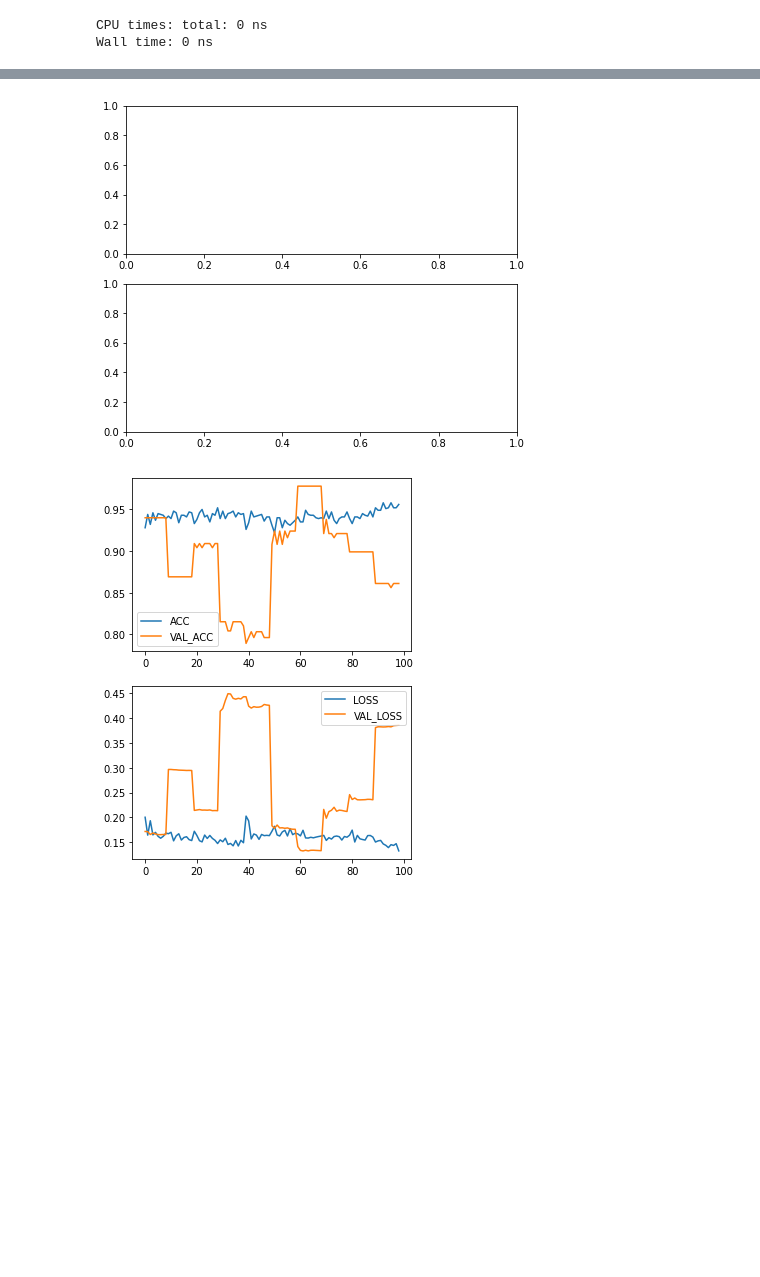
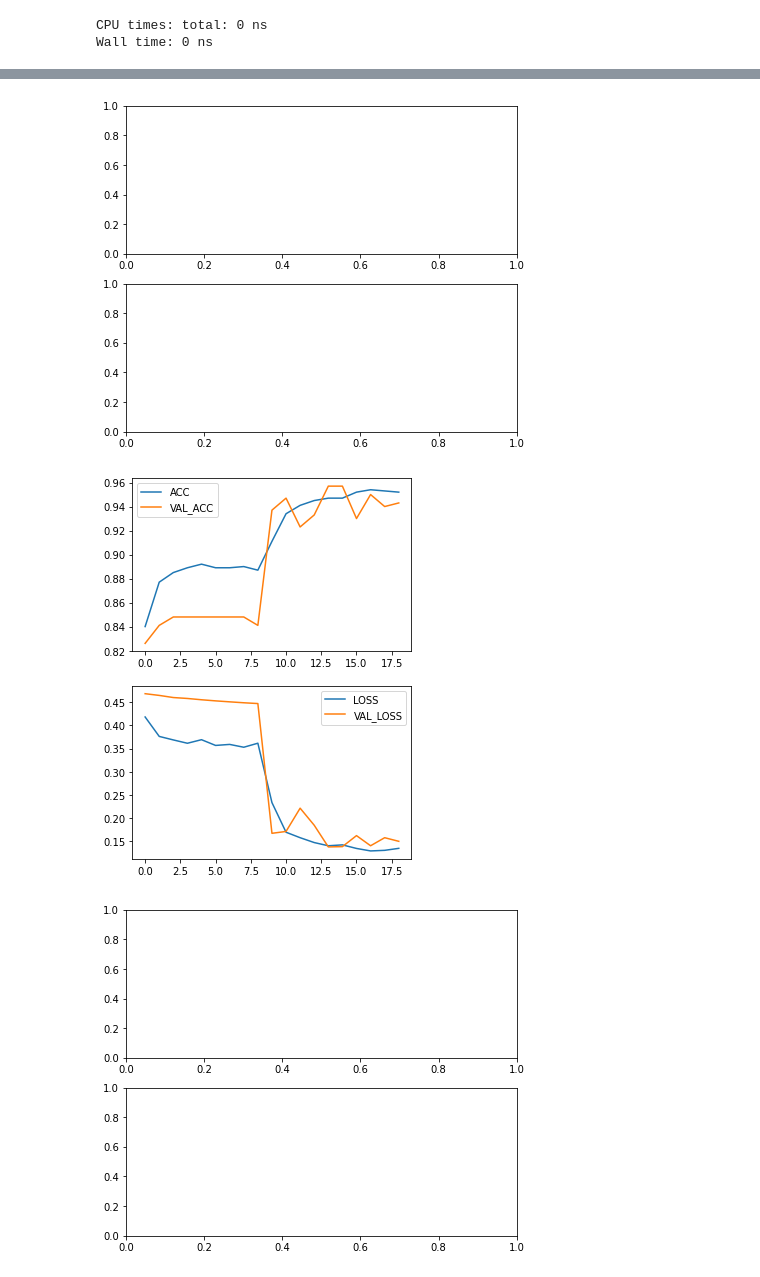
Before and after one commit to alejandroborj/heterogeneous-data, a Jupyter notebook: code/WSI/wsi_train.ipynb, the cells around one changed output, grey strips where cells are left out. Saved outputs shown, nothing was run; the diff lists cells and outputs as text; code cells hidden in the pictures; blank space fills up the shorter version.

```diff
--- a/code/WSI/wsi_train.ipynb
+++ b/code/WSI/wsi_train.ipynb
@@ -329,0 +189,34 @@ EPOCH:  2
+# %%
+# Choosing only the images from the according splits (10CV)
+
+for SPLIT in range(10):
+    MODEL_NAME = f"ejemplo_{SPLIT}"
+    data_set_name = "data_set_x20_25%_split"
+
+    X, y = torch.tensor([]), torch.tensor([])
+
+    TRAIN_SPLITS =list(range(10))
+    TRAIN_SPLITS.remove(SPLIT)
+
+    for i in TRAIN_SPLITS:
+        split_name = data_set_name + f"{i}"
+        with open(f"C:/Users/Alejandro/Desktop/heterogeneous-data/data/datasets/{split_name}.obj", 'rb') as f:
+            data_set = pickle.load(f)
+
+        X = torch.cat((X, data_set.inputs.float()))
+        y = torch.cat((y, data_set.labels.float()))
+
+    train_X, train_y = shuffle(list(X), list(y))
+
+    print(len(train_y))
+
+    split_name = data_set_name + f"{SPLIT}"
+
+    with open(f"C:/Users/Alejandro/Desktop/heterogeneous-data/data/datasets/{split_name}.obj", 'rb') as f:
+        data_set = pickle.load(f)
+
+    val_X, val_y = shuffle(data_set.inputs.float(), data_set.labels.float())
+
+    init()
+
+    train()
@@ -330,8 +228,8 @@ EPOCH:  2
 # %%
-def learning_curve():
+def learning_curve(NAME):
   fig, axs = plt.subplots(2, figsize = (7,6))
 
-  acc_df = pd.read_csv(f"C:\\Users\\Alejandro\\Desktop\\heterogeneous-data\\results\\WSI\\log\\model_{MODEL_NAME}.log")
+  acc_df = pd.read_csv(f"C:\\Users\\Alejandro\\Desktop\\heterogeneous-data\\results\\WSI\\log\\model_{NAME}.log")
   acc_df.columns = ["MODEL_NAME", "TIME", "ACC", "LOSS", "VAL_ACC", "VAL_LOSS"]
 
   fig, axs = plt.subplots(2, figsize=(5,7))
@@ -346,9 +244,12 @@ def learning_curve():
   acc_df.plot(y="VAL_LOSS",ax=axs[1])
 
   fig.show()
-  fig.savefig(f"C:\\Users\\Alejandro\\Desktop\\heterogeneous-data\\results\\WSI\\lc\\l_curve_{MODEL_NAME}.pdf")
+  fig.savefig(f"C:\\Users\\Alejandro\\Desktop\\heterogeneous-data\\results\\WSI\\lc\\l_curve_{NAME}.pdf")
-# %%
-learning_curve()
-# %% [output]
-[figure, removed]
-[figure, removed]
+# %%
+for SPLIT in range(10):
+    NAME = MODEL_NAME[:-1]+f"{SPLIT}"
+    learning_curve(NAME)
+# %% [output]
+[figure, added]
+[figure, added]
+[figure, added]
```
Also changed, not shown: parts of 6 cells of this notebook, 48 other files.
